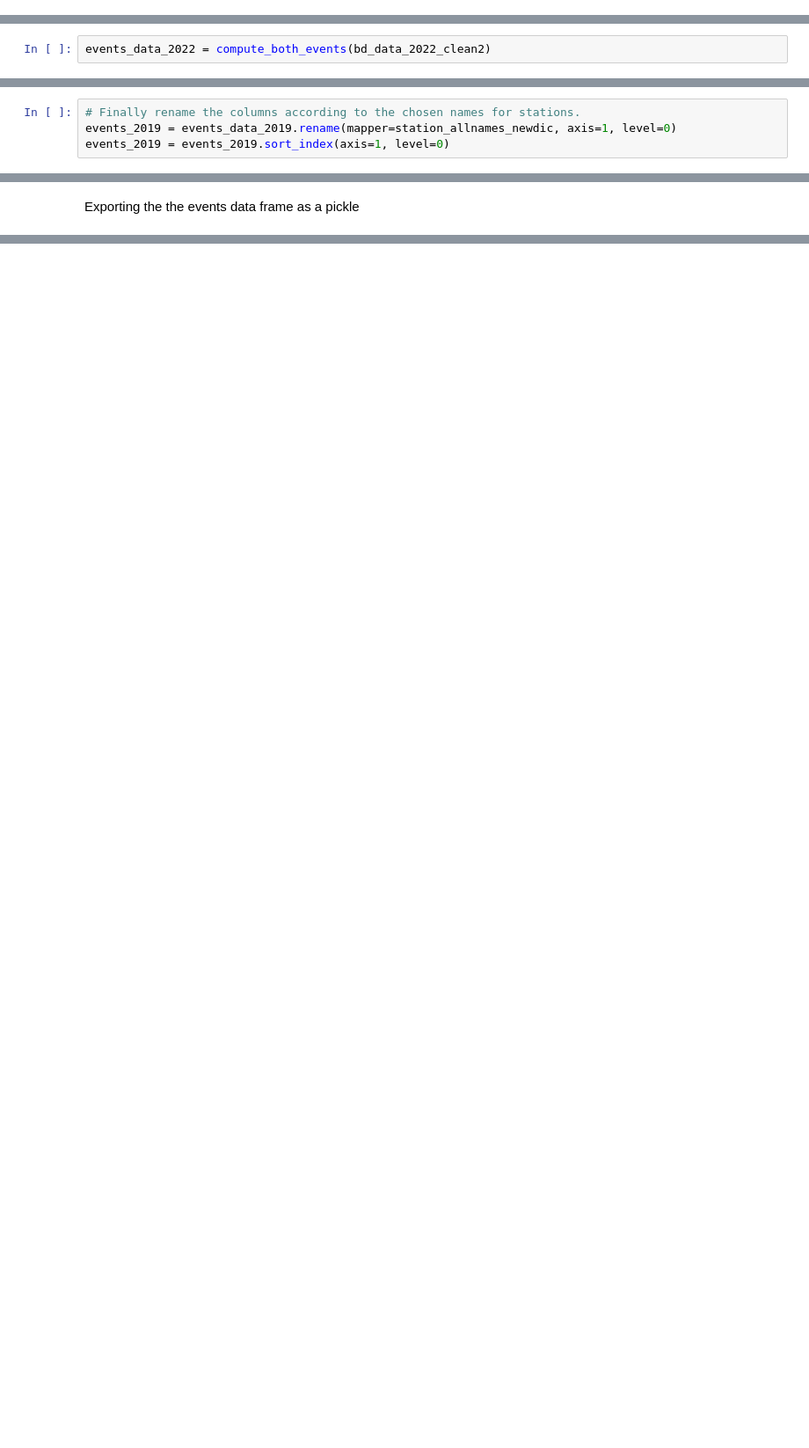
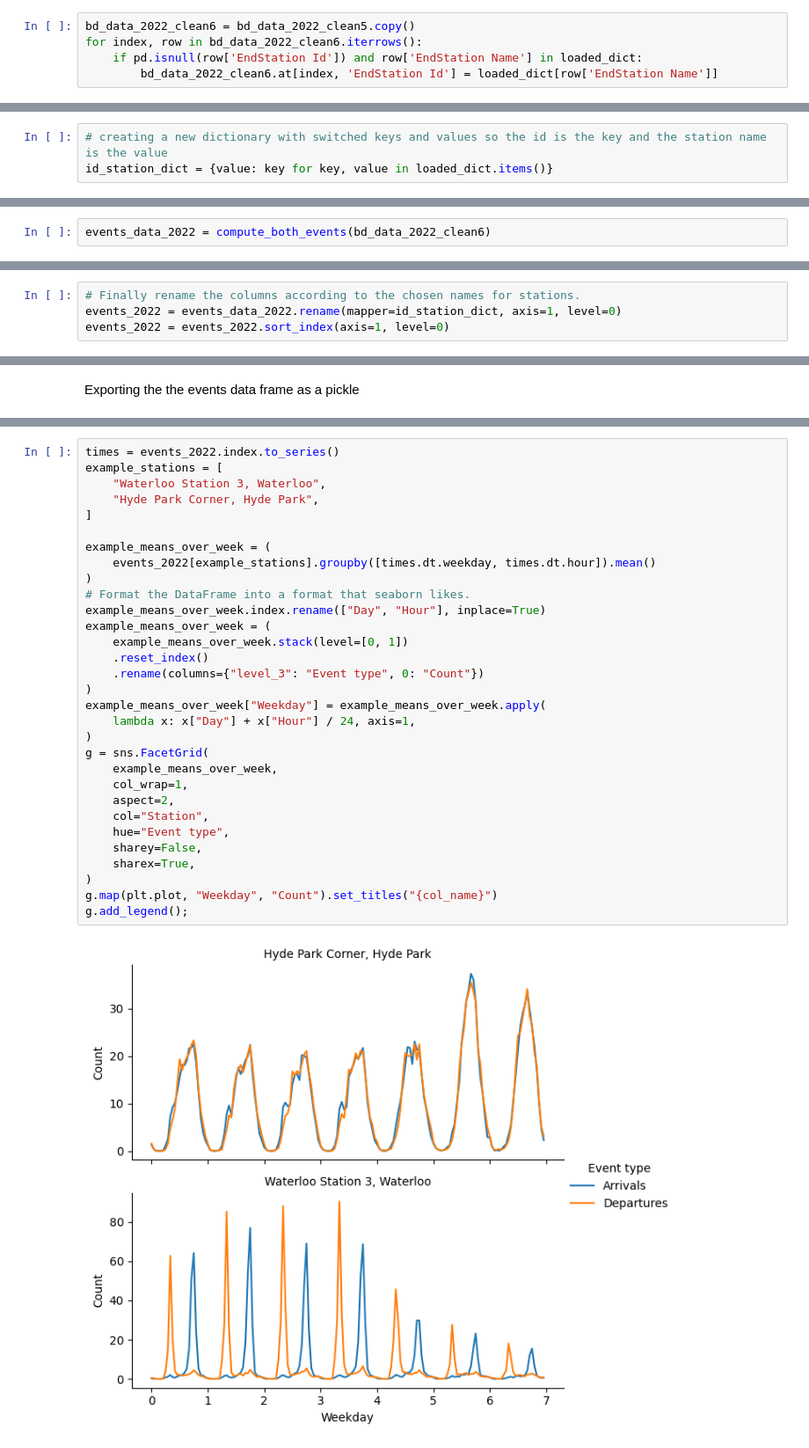
Before and after one commit to elrhmo/TfL_Bike_Analysis, a Jupyter notebook: data_prep.ipynb, the cells around one changed output, grey strips where cells are left out. Shown at 88% size. Saved outputs shown, nothing was run; the diff lists cells and outputs as text; blank space fills up the shorter version.

```diff
--- a/data_prep.ipynb
+++ b/data_prep.ipynb
@@ -960,0 +995,5 @@ events_2019 = events_2019.sort_index(axis=1, level=0)
+# %%
+bd_data_2022_clean6 = bd_data_2022_clean5.copy()
+for index, row in bd_data_2022_clean6.iterrows():
+    if pd.isnull(row['EndStation Id']) and row['EndStation Name'] in loaded_dict:
+        bd_data_2022_clean6.at[index, 'EndStation Id'] = loaded_dict[row['EndStation Name']]
@@ -976,3 +1033,6 @@ events_data_2022
 | 2022-12-09 18:00:00 | 0.0 | 0.0 | 0.0 | 0.0 | 0.0 | 0.0 | 0.0 | 0.0 | 0.0 | 0.0 | ... |
 | 2022-12-09 21:00:00 | 0.0 | 0.0 | 0.0 | 0.0 | 0.0 | 0.0 | 0.0 | 0.0 | 0.0 | 0.0 | ... |
 6079 rows × 1602 columns
+# %%
+# creating a new dictionary with switched keys and values so the id is the key and the station name is the value
+id_station_dict = {value: key for key, value in loaded_dict.items()}
@@ -979,2 +1043,2 @@ events_data_2022
 # %%
-events_data_2022 = compute_both_events(bd_data_2022_clean2)
+events_data_2022 = compute_both_events(bd_data_2022_clean6)
@@ -981,4 +1061,4 @@ events_data_2022 = compute_both_events(bd_data_2022_clean2)
 # %%
 # Finally rename the columns according to the chosen names for stations.
-events_2019 = events_data_2019.rename(mapper=station_allnames_newdic, axis=1, level=0)
-events_2019 = events_2019.sort_index(axis=1, level=0)
+events_2022 = events_data_2022.rename(mapper=id_station_dict, axis=1, level=0)
+events_2022 = events_2022.sort_index(axis=1, level=0)
@@ -994,0 +1179,33 @@ events_2019.to_pickle(events_path)
+# %%
+times = events_2022.index.to_series()
+example_stations = [
+    "Waterloo Station 3, Waterloo",
+    "Hyde Park Corner, Hyde Park",
+]
+
+example_means_over_week = (
+    events_2022[example_stations].groupby([times.dt.weekday, times.dt.hour]).mean()
+)
+# Format the DataFrame into a format that seaborn likes.
+example_means_over_week.index.rename(["Day", "Hour"], inplace=True)
+example_means_over_week = (
+    example_means_over_week.stack(level=[0, 1])
+    .reset_index()
+    .rename(columns={"level_3": "Event type", 0: "Count"})
+)
+example_means_over_week["Weekday"] = example_means_over_week.apply(
+    lambda x: x["Day"] + x["Hour"] / 24, axis=1,
+)
+g = sns.FacetGrid(
+    example_means_over_week,
+    col_wrap=1,
+    aspect=2,
+    col="Station",
+    hue="Event type",
+    sharey=False,
+    sharex=True,
+)
+g.map(plt.plot, "Weekday", "Count").set_titles("{col_name}")
+g.add_legend();
+# %% [output]
+[figure, added]
```
Also changed, not shown: parts of 31 cells of this notebook, 1 other file.
